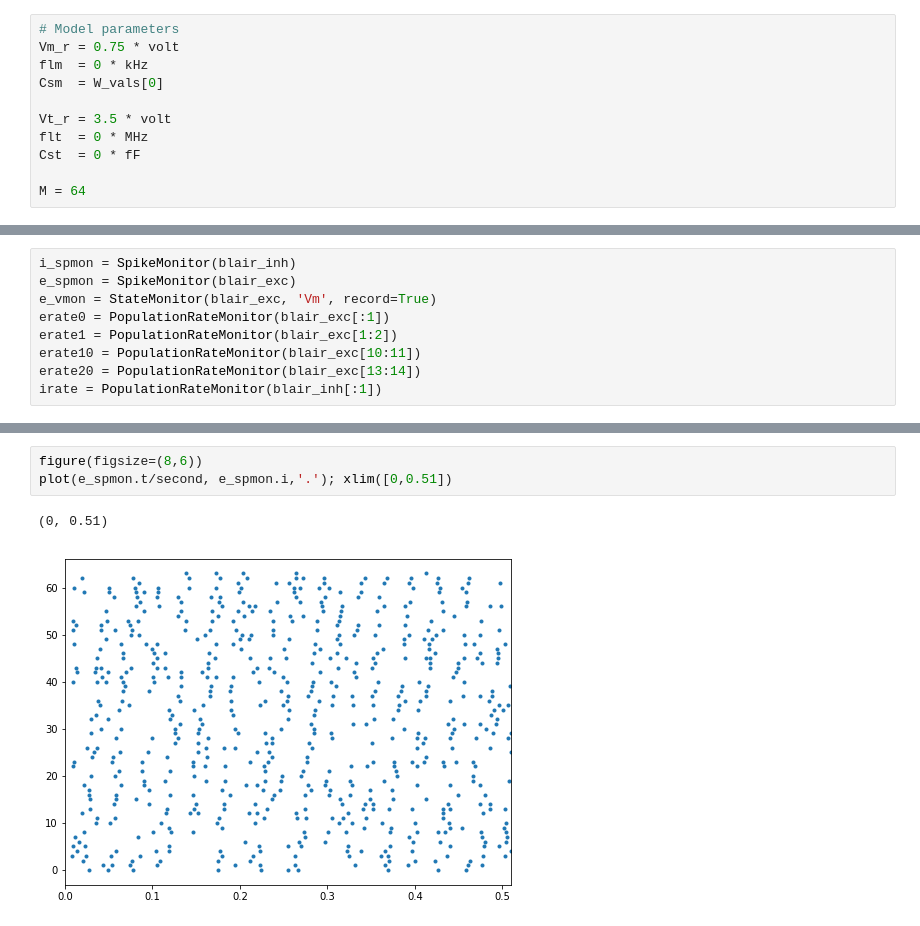
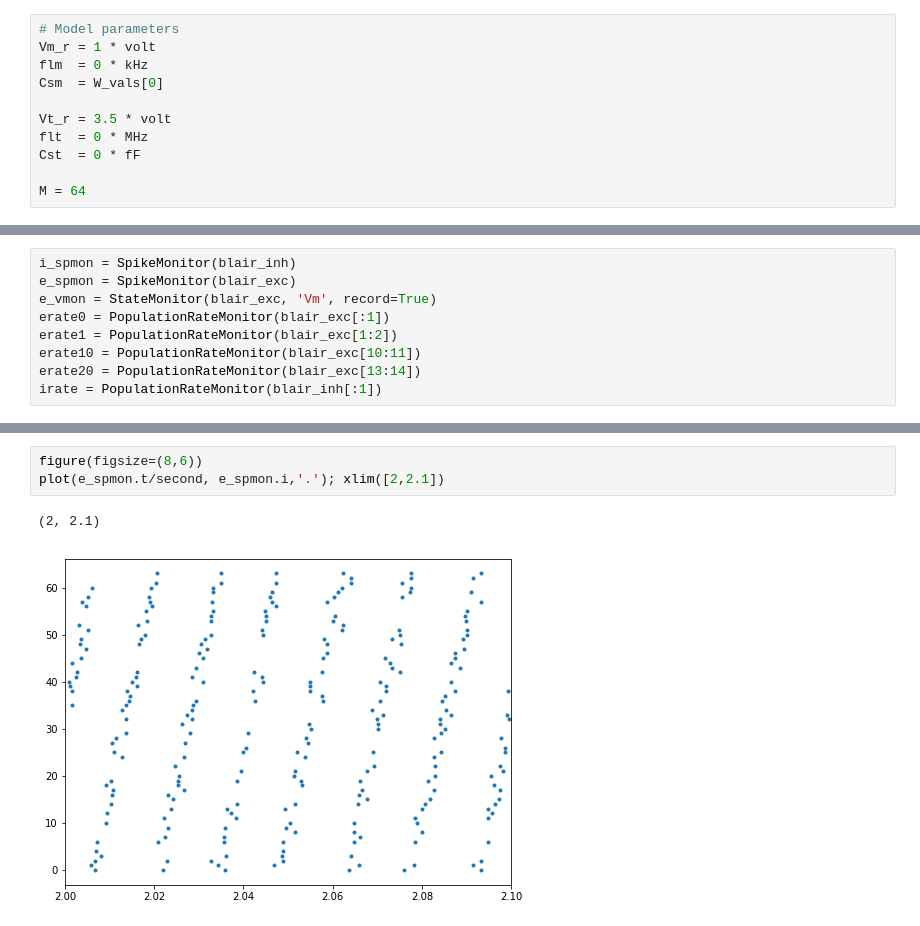
Before and after one commit to acellon/ifat-py, a Jupyter notebook: iscas-ifat.ipynb, the cells around one changed output, grey strips where cells are left out. Drawn from its saved outputs; the diff is of its cells as text.

```diff
--- a/iscas-ifat.ipynb
+++ b/iscas-ifat.ipynb
@@ -97,7 +97,7 @@ par_ctrl = float(PARASITICS)
 par_leak_time = 12.5 * ms
 # %%
 # Model parameters
-Vm_r = 0.75 * volt
+Vm_r = 1 * volt
 flm  = 0 * kHz
 Csm  = W_vals[0]
 
@@ -170,7 +248,7 @@ Starting simulation at t=0. s for a duration of 5. s
 # %%
 figure(figsize=(8,6))
-plot(e_spmon.t/second, e_spmon.i,'.'); xlim([0,0.51])
+plot(e_spmon.t/second, e_spmon.i,'.'); xlim([2,2.1])
 # %% [output]
-(0, 0.51)
+(2, 2.1)
-[figure, old version]
+[figure, new version]
 # %%
```
Also changed, not shown: parts of 17 cells of this notebook, 1 other file.
